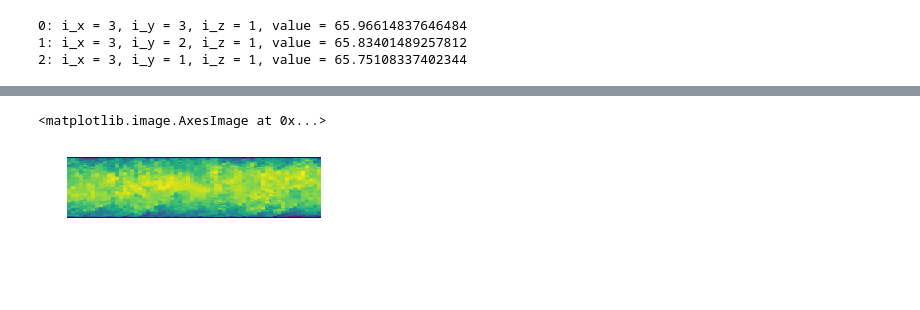
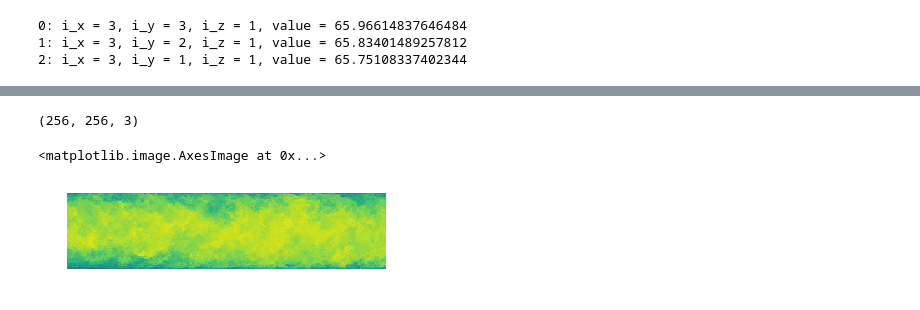
Before and after one commit to idies/pyJHTDB, a Jupyter notebook: examples/channel.ipynb, the cells around one changed output, grey strips where cells are left out. Cells and saved outputs as stored; diff of their text form; code cells hidden in the pictures; blank space fills up the shorter version.

```diff
--- a/examples/channel.ipynb
+++ b/examples/channel.ipynb
@@ -252,29 +255,30 @@ at time step 6 out of 10
 # %%
-t1 = np.linspace(0, 4*3.14, 64)
-t2 = np.linspace(-1, 1, 64)
+t1 = np.linspace(0, 4*3.14, 256)
+t2 = np.linspace(-1, 1, 256)
 x = np.zeros((t1.shape[0], t2.shape[0], 3), np.float32)
 x[:, :, 0] = t1[np.newaxis, :]
 x[:, :, 1] = t2[:, np.newaxis]
 x[:, :, 2] = .0
 # %%
-T = pyJHTDB.dbinfo.channel['time'][-1]
+T = pyJHTDB.dbinfo.channel5200['time'][-1]
 time = np.random.random()*T
 u = lTDB.getData(
                time,
                x,
-               data_set = 'channel',
+               data_set = 'channel5200',
                sinterp = 4,
                getFunction='getVelocity')
 # %%
-e = np.sum(u**2, axis = 2)
-fig = plt.figure(figsize = (10, 5))
+print(u.shape)
+fig = plt.figure(figsize = (t1[-1] - t1[0], t2[-1] - t2[0]))
 a = fig.add_subplot(121)
 a.set_axis_off()
-a.imshow(e,
+a.imshow(u[:,:,0],
          extent = [t1[0], t1[-1] - t1[0], t2[0], t2[-1] - t2[0]],
          interpolation = 'none')
 # %% [output]
-<matplotlib.image.AxesImage at 0x...>
+(256, 256, 3)
+<matplotlib.image.AxesImage at 0x...>
-[figure, old version]
+[figure, new version]
 # %%
 lTDB.finalize()
```
Also changed, not shown: parts of 13 cells of this notebook, 24 other files.
